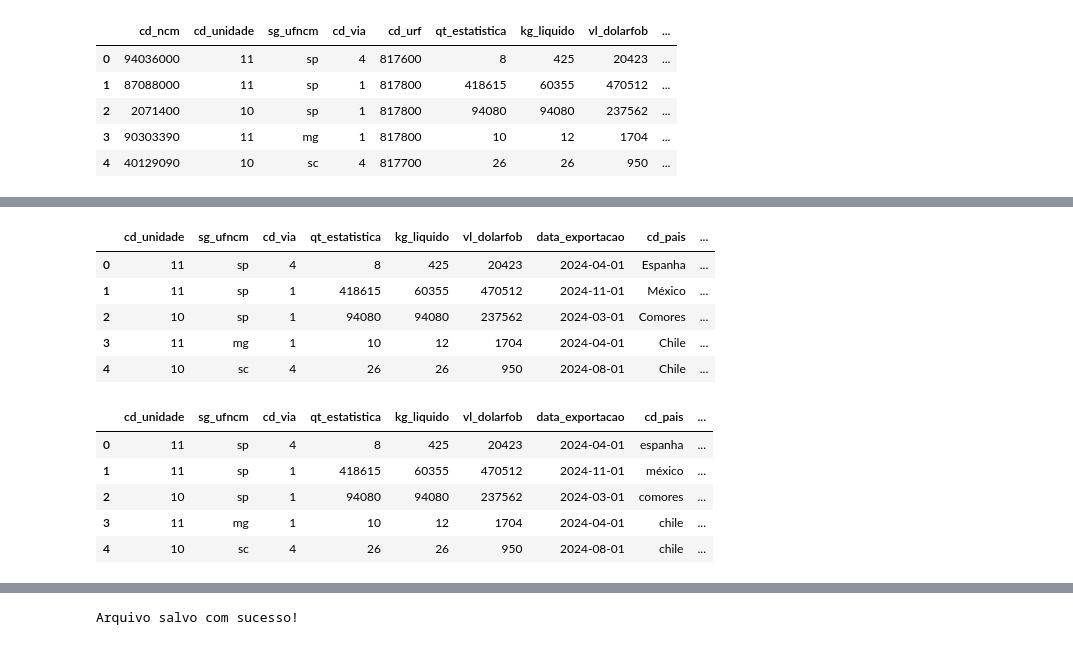
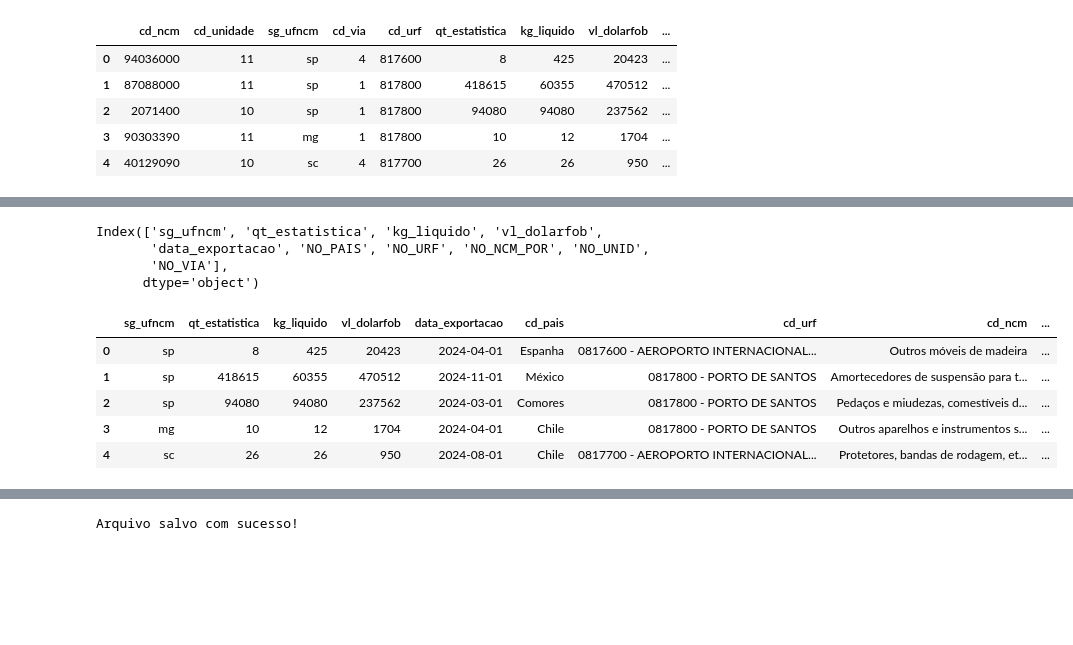
Before and after one commit to edcarloscardoso/Data-Analytics-Comercio-Exterior, a Jupyter notebook: workflow/process/workspace_silver_exp_2024_m.ipynb, the cells around one changed output, grey strips where cells are left out. Cells and saved outputs as stored; diff of their text form; code cells hidden in the pictures; blank space fills up the shorter version.

```diff
--- a/workflow/process/workspace_silver_exp_2024_m.ipynb
+++ b/workflow/process/workspace_silver_exp_2024_m.ipynb
@@ -97,8 +213,8 @@ df2.head()
 # %%
 # Caminho do arquivo
-caminho_arquivo = r'\\wsl$\Ubuntu\home\edcarlos\work_environment\datalake\raw_data\NCM.csv' #foi nomeado dessa forma porque não encontrou o arquivo porque está no wsl2
+url_ncm_unidade = r'\\wsl$\Ubuntu\home\edcarlos\Data-Analytics-Comercio-Exterior\datalake\raw_data\NCM_UNIDADE.csv' #foi nomeado dessa forma porque não encontrou o arquivo porque está no wsl2
 # Lendo o CSV para um DataFrame
-df_ncm = pd.read_csv(caminho_arquivo, sep=';',  encoding='latin1')  # Ou tente 'ISO-8859-1'
+df_ncm_unidade = pd.read_csv(url_ncm_unidade, sep=';',  encoding='latin1')  # Ou 'ISO-8859-1'
 # Exibir as primeiras linhas do DataFrame
-df_ncm.head()
+df_ncm_unidade.head()
 # %% [output]
@@ -140,0 +267,5 @@ df3.head()
+# %%
+#removendo colunas
+df_4 = df_4.drop(columns=['cd_unidade',
+       'CO_UNID', 'SG_UNID'])
+df_4.head()
@@ -140,0 +279,7 @@ df3.head()
+# %%
+# Caminho do arquivo
+url_via = r'\\wsl$\Ubuntu\home\edcarlos\Data-Analytics-Comercio-Exterior\datalake\raw_data\VIA.csv' #foi nomeado dessa forma porque não encontrou o arquivo porque está no wsl2
+# Lendo o CSV para um DataFrame
+df_via = pd.read_csv(url_via, sep=';',  encoding='latin1')  # Ou 'ISO-8859-1'
+# Exibir as primeiras linhas do DataFrame
+df_via.head()
@@ -140,0 +326,4 @@ df3.head()
+# %%
+#removendo colunas
+df_5 = df_5.drop(columns=['cd_via', 'CO_VIA'])
+df_5.head()
@@ -141,36 +337,26 @@ df3.head()
+# %%
+print(df_5.columns)
+# %% [output]
+Index(['sg_ufncm', 'qt_estatistica', 'kg_liquido', 'vl_dolarfob',
+       'data_exportacao', 'NO_PAIS', 'NO_URF', 'NO_NCM_POR', 'NO_UNID',
+       'NO_VIA'],
+      dtype='object')
 # %%
-df4 = df3.rename(columns={
-    'cd_unidade': 'cd_unidade',
-    'sg_ufncm': 'sg_ufncm',
-    'cd_via': 'cd_via',
-    'qt_estatistica': 'qt_estatistica',
-    'kg_liquido': 'kg_liquido',
-    'vl_dolarfob': 	'vl_dolarfob',
-    'data_exportacao': 'data_exportacao',
-    'NO_PAIS': 'cd_pais',
-    'NO_URF': 'cd_urf',
-    'NO_NCM_POR': 'cd_ncm'
+#as colunas precisavam ser renomeadas para ficar com o mesmo padrão
+df_5 = df_5.rename(columns={
+  'NO_PAIS': 'cd_pais',
+  'NO_URF': 'cd_urf',
+  'NO_NCM_POR': 'cd_ncm',
+  'NO_UNID': 'cd_unidade',
+  'NO_VIA': 'cd_via'
 
     })
-df3.columns = df3.columns.str.strip().str.lower().str.replace(' ', '_')
-df4.head()
+df_5.columns = df_5.columns.str.strip().str.lower().str.replace(' ', '_')
+df_5.head()
 # %% [output]
-|  | cd_unidade | sg_ufncm | cd_via | qt_estatistica | kg_liquido | vl_dolarfob | data_exportacao | cd_pais | ... |
-| 0 | 11 | sp | 4 | 8 | 425 | 20423 | 2024-04-01 | Espanha | ... |
-| 1 | 11 | sp | 1 | 418615 | 60355 | 470512 | 2024-11-01 | México | ... |
-| 2 | 10 | sp | 1 | 94080 | 94080 | 237562 | 2024-03-01 | Comores | ... |
-| 3 | 11 | mg | 1 | 10 | 12 | 1704 | 2024-04-01 | Chile | ... |
-| 4 | 10 | sc | 4 | 26 | 26 | 950 | 2024-08-01 | Chile | ... |
+|  | sg_ufncm | qt_estatistica | kg_liquido | vl_dolarfob | data_exportacao | cd_pais | cd_urf | cd_ncm | ... |
+| 0 | sp | 8 | 425 | 20423 | 2024-04-01 | Espanha | 0817600 - AEROPORTO INTERNACIONAL... | Outros móveis de madeira | ... |
+| 1 | sp | 418615 | 60355 | 470512 | 2024-11-01 | México | 0817800 - PORTO DE SANTOS | Amortecedores de suspensão para t... | ... |
+| 2 | sp | 94080 | 94080 | 237562 | 2024-03-01 | Comores | 0817800 - PORTO DE SANTOS | Pedaços e miudezas, comestíveis d... | ... |
+| 3 | mg | 10 | 12 | 1704 | 2024-04-01 | Chile | 0817800 - PORTO DE SANTOS | Outros aparelhos e instrumentos s... | ... |
+| 4 | sc | 26 | 26 | 950 | 2024-08-01 | Chile | 0817700 - AEROPORTO INTERNACIONAL... | Protetores, bandas de rodagem, et... | ... |
-# %%
-#deixei as linas das colunas com letras minúsculas
-df4['cd_pais'] = df4['cd_pais'].str.lower()
-df4['cd_urf'] = df4['cd_urf'].str.lower()
-df4['cd_ncm'] = df4['cd_ncm'].str.lower()
-df4.head()
-# %% [output]
-|  | cd_unidade | sg_ufncm | cd_via | qt_estatistica | kg_liquido | vl_dolarfob | data_exportacao | cd_pais | ... |
-| 0 | 11 | sp | 4 | 8 | 425 | 20423 | 2024-04-01 | espanha | ... |
-| 1 | 11 | sp | 1 | 418615 | 60355 | 470512 | 2024-11-01 | méxico | ... |
-| 2 | 10 | sp | 1 | 94080 | 94080 | 237562 | 2024-03-01 | comores | ... |
-| 3 | 11 | mg | 1 | 10 | 12 | 1704 | 2024-04-01 | chile | ... |
-| 4 | 10 | sc | 4 | 26 | 26 | 950 | 2024-08-01 | chile | ... |
```
Also changed, not shown: parts of 27 cells of this notebook.
